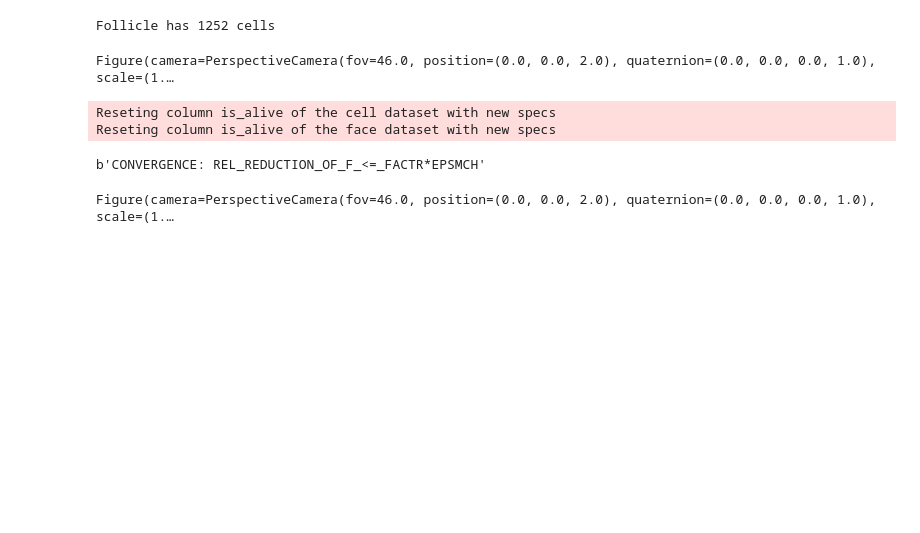
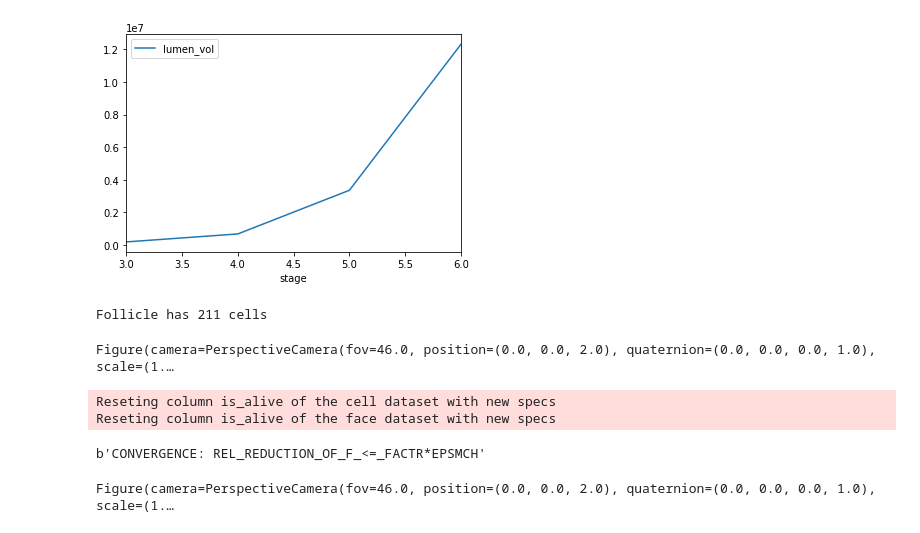
Before and after one commit to glyg/pyfollicle, a Jupyter notebook: notebooks/FollicleEllongation.ipynb, the cells around one changed output. Cells and saved outputs as stored; diff of their text form; code cells hidden in the pictures; blank space fills up the shorter version.

```diff
--- a/notebooks/FollicleEllongation.ipynb
+++ b/notebooks/FollicleEllongation.ipynb
@@ -46,5 +70,9 @@ It is conveninent to consider that cells have an average surface of 1
+# %%
+_ = growth.plot(y='lumen_vol')
+# %% [output]
+[figure, added]
 # %%
-follicle = spherical_monolayer(9., 12., 1200, apical='in')
+follicle = spherical_monolayer(9., 12., 200, apical='in')
 
 geom.update_all(follicle)
 geom.scale(follicle, follicle.cell_df.vol.mean()**(-1/3), list("xyz"))
@@ -52,7 +80,7 @@ geom.update_all(follicle)
 
 print(f"Follicle has {follicle.Nc} cells")
 # %% [output]
-Follicle has 1252 cells
+Follicle has 211 cells
 # %%
 draw_specs = {
     'edge': {
```
Also changed, not shown: parts of 13 cells of this notebook.
